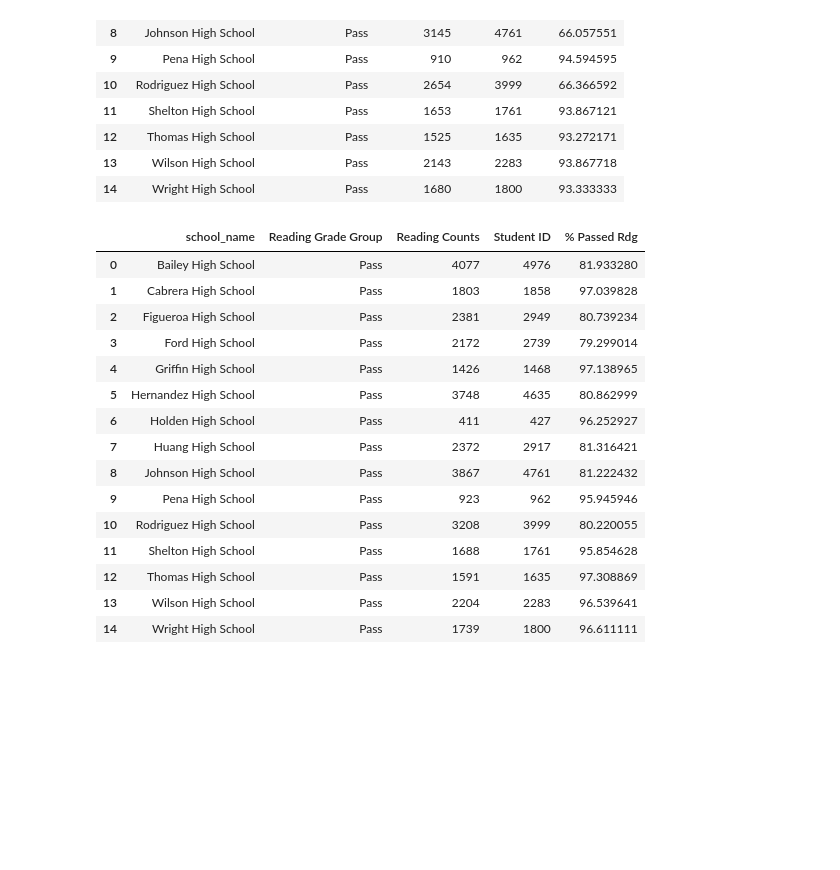
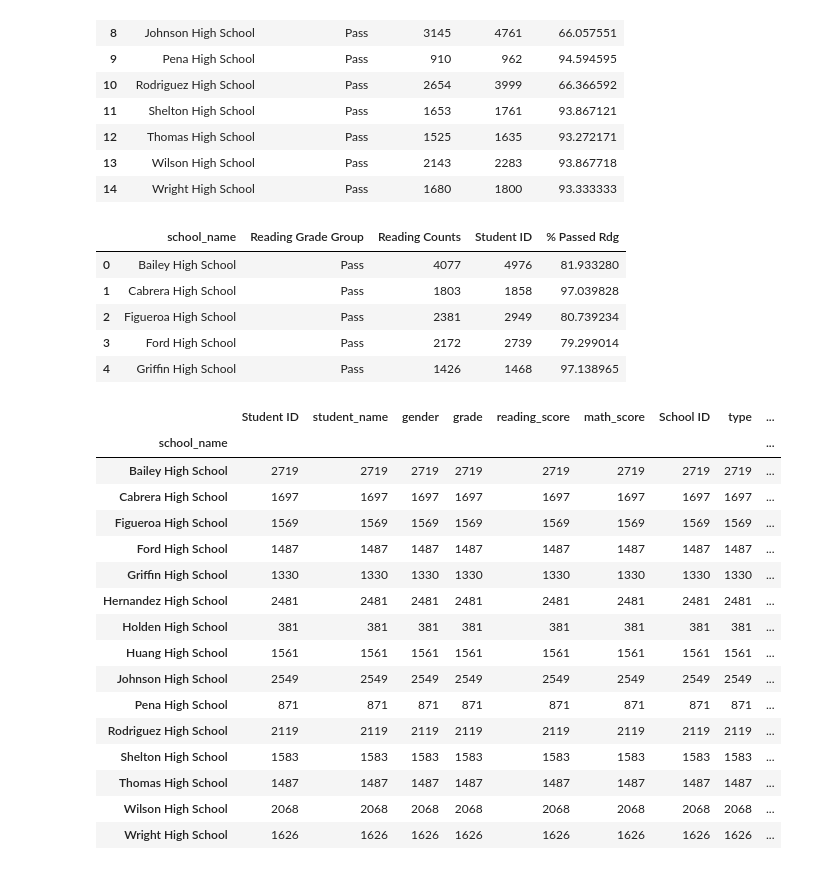
Before and after one commit to tamaranxu/pandas-challenge, a Jupyter notebook: PyCitySchools/PyCitySchools.ipynb, the cells around one changed output. Saved outputs shown, nothing was run; the diff lists cells and outputs as text; code cells hidden in the pictures; blank space fills up the shorter version.

```diff
--- a/PyCitySchools/PyCitySchools.ipynb
+++ b/PyCitySchools/PyCitySchools.ipynb
@@ -311,38 +323,50 @@ sch_pass_math
 # %%
 # Count how many of pass values for each school and create DataFrame, for reading
 pass_rdg_df = pd.DataFrame(grouped_school_df["Reading Grade Group"].value_counts())
 
 # Rename the "Reading Grade Group" column to "Reading Counts"
 pass_rdg_df = pass_rdg_df.rename(
     columns={"Reading Grade Group": "Reading Counts"})
 
 # Reset the index of "pass_rdg_df" so that includes all columns
 pass_rdg_df = pass_rdg_df.reset_index()
 
 # Isolate passing scores for reading
 sch_pass_rdg = pass_rdg_df.loc[(
     pass_rdg_df["Reading Grade Group"] == "Pass")]
 
 # Merge the "school_student_count" into the DataFrame
 sch_pass_rdg = sch_pass_rdg.merge(school_student_count, on="school_name")
 
 # Add column for % passed
 sch_pass_rdg["% Passed Rdg"] = (sch_pass_rdg["Reading Counts"] / sch_pass_rdg["Student ID"]) * 100
-sch_pass_rdg
+sch_pass_rdg.head()
 # %% [output]
 |  | school_name | Reading Grade Group | Reading Counts | Student ID | % Passed Rdg |
 | 0 | Bailey High School | Pass | 4077 | 4976 | 81.933280 |
 | 1 | Cabrera High School | Pass | 1803 | 1858 | 97.039828 |
 | 2 | Figueroa High School | Pass | 2381 | 2949 | 80.739234 |
 | 3 | Ford High School | Pass | 2172 | 2739 | 79.299014 |
 | 4 | Griffin High School | Pass | 1426 | 1468 | 97.138965 |
-| 5 | Hernandez High School | Pass | 3748 | 4635 | 80.862999 |
-| 6 | Holden High School | Pass | 411 | 427 | 96.252927 |
-| 7 | Huang High School | Pass | 2372 | 2917 | 81.316421 |
-| 8 | Johnson High School | Pass | 3867 | 4761 | 81.222432 |
-| 9 | Pena High School | Pass | 923 | 962 | 95.945946 |
-| 10 | Rodriguez High School | Pass | 3208 | 3999 | 80.220055 |
-| 11 | Shelton High School | Pass | 1688 | 1761 | 95.854628 |
-| 12 | Thomas High School | Pass | 1591 | 1635 | 97.308869 |
-| 13 | Wilson High School | Pass | 2204 | 2283 | 96.539641 |
-| 14 | Wright High School | Pass | 1739 | 1800 | 96.611111 |
+# %%
+# Using GroupBy in order to separate the overall pass data into fields according to different schools
+grouped_school_pass_df = overall_pass_df.groupby(["school_name"])
+grouped_school_pass_df.count()
+# %% [output]
+|  | Student ID | student_name | gender | grade | reading_score | math_score | School ID | type | ... |
+| school_name |  |  |  |  |  |  |  |  | ... |
+| Bailey High School | 2719 | 2719 | 2719 | 2719 | 2719 | 2719 | 2719 | 2719 | ... |
+| Cabrera High School | 1697 | 1697 | 1697 | 1697 | 1697 | 1697 | 1697 | 1697 | ... |
+| Figueroa High School | 1569 | 1569 | 1569 | 1569 | 1569 | 1569 | 1569 | 1569 | ... |
+| Ford High School | 1487 | 1487 | 1487 | 1487 | 1487 | 1487 | 1487 | 1487 | ... |
+| Griffin High School | 1330 | 1330 | 1330 | 1330 | 1330 | 1330 | 1330 | 1330 | ... |
+| Hernandez High School | 2481 | 2481 | 2481 | 2481 | 2481 | 2481 | 2481 | 2481 | ... |
+| Holden High School | 381 | 381 | 381 | 381 | 381 | 381 | 381 | 381 | ... |
+| Huang High School | 1561 | 1561 | 1561 | 1561 | 1561 | 1561 | 1561 | 1561 | ... |
+| Johnson High School | 2549 | 2549 | 2549 | 2549 | 2549 | 2549 | 2549 | 2549 | ... |
+| Pena High School | 871 | 871 | 871 | 871 | 871 | 871 | 871 | 871 | ... |
+| Rodriguez High School | 2119 | 2119 | 2119 | 2119 | 2119 | 2119 | 2119 | 2119 | ... |
+| Shelton High School | 1583 | 1583 | 1583 | 1583 | 1583 | 1583 | 1583 | 1583 | ... |
+| Thomas High School | 1487 | 1487 | 1487 | 1487 | 1487 | 1487 | 1487 | 1487 | ... |
+| Wilson High School | 2068 | 2068 | 2068 | 2068 | 2068 | 2068 | 2068 | 2068 | ... |
+| Wright High School | 1626 | 1626 | 1626 | 1626 | 1626 | 1626 | 1626 | 1626 | ... |
```
Also changed, not shown: parts of 5 cells of this notebook.
